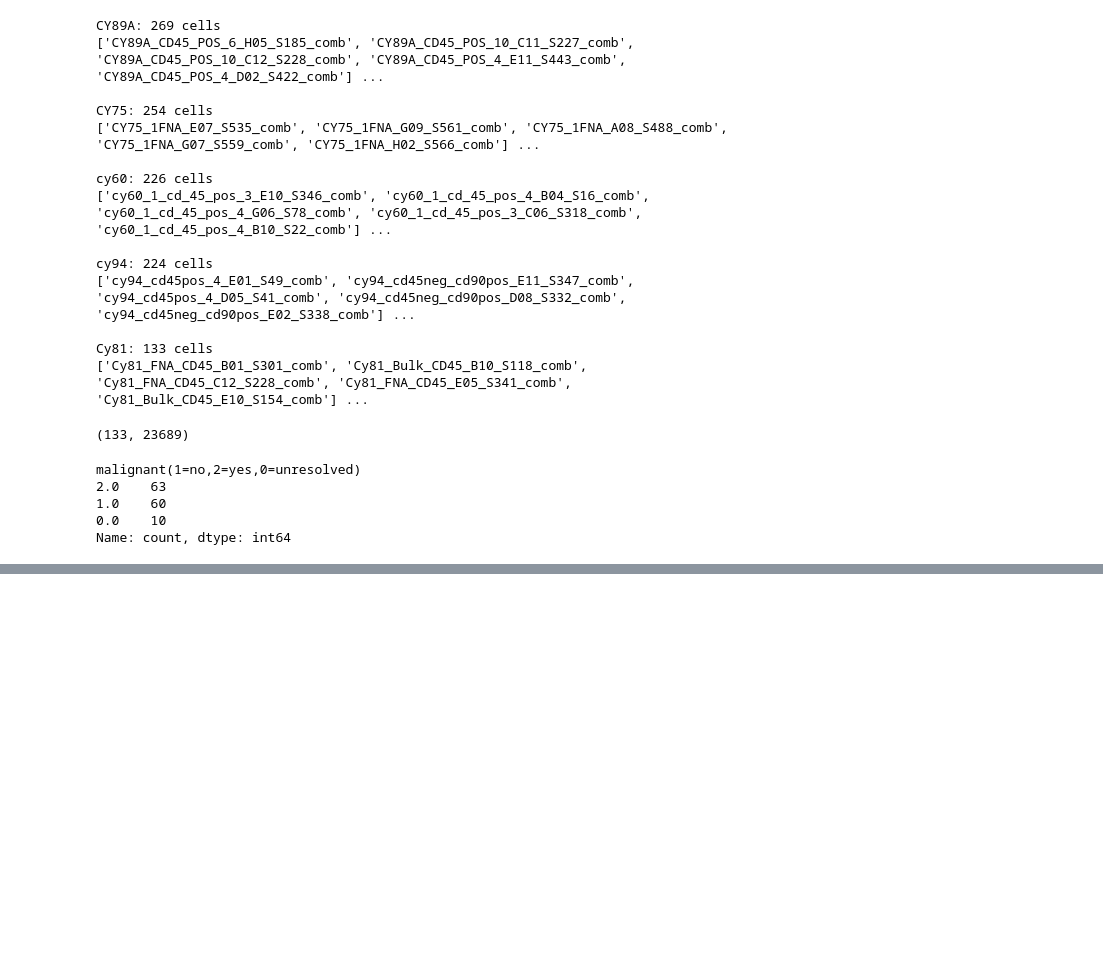
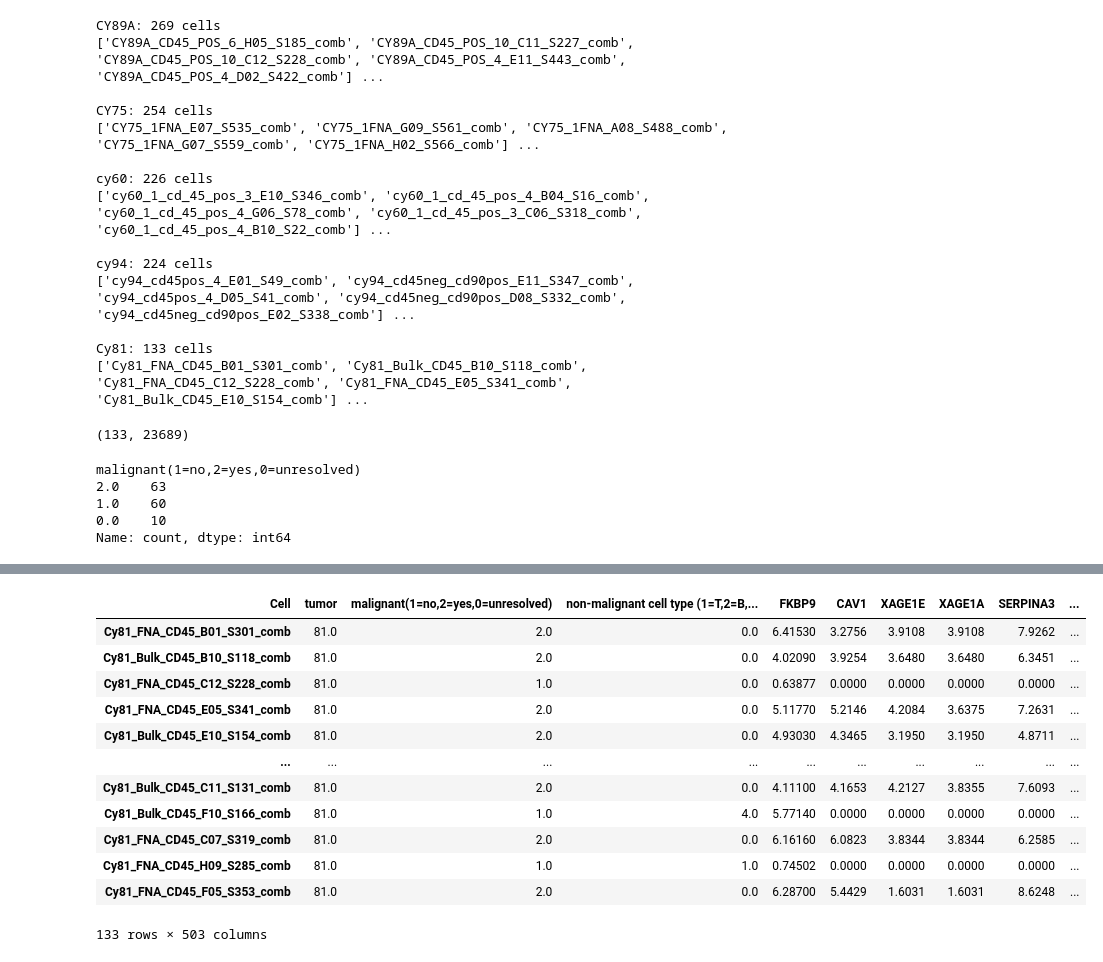
Before and after one commit to asrira428/SingleCellAnalysis, a Jupyter notebook: Untitled-1.ipynb, the cells around one changed output, grey strips where cells are left out. Cells and saved outputs as stored; diff of their text form; code cells hidden in the pictures; blank space fills up the shorter version.

```diff
--- a/Untitled-1.ipynb
+++ b/Untitled-1.ipynb
@@ -167,0 +173,16 @@ df_top250
+# %%
+df_top500
+# %% [output]
+| Cell | tumor | malignant(1=no,2=yes,0=unresolved) | non-malignant cell type (1=T,2=B,... | FKBP9 | CAV1 | XAGE1E | XAGE1A | SERPINA3 | ... |
+| Cy81_FNA_CD45_B01_S301_comb | 81.0 | 2.0 | 0.0 | 6.41530 | 3.2756 | 3.9108 | 3.9108 | 7.9262 | ... |
+| Cy81_Bulk_CD45_B10_S118_comb | 81.0 | 2.0 | 0.0 | 4.02090 | 3.9254 | 3.6480 | 3.6480 | 6.3451 | ... |
+| Cy81_FNA_CD45_C12_S228_comb | 81.0 | 1.0 | 0.0 | 0.63877 | 0.0000 | 0.0000 | 0.0000 | 0.0000 | ... |
+| Cy81_FNA_CD45_E05_S341_comb | 81.0 | 2.0 | 0.0 | 5.11770 | 5.2146 | 4.2084 | 3.6375 | 7.2631 | ... |
+| Cy81_Bulk_CD45_E10_S154_comb | 81.0 | 2.0 | 0.0 | 4.93030 | 4.3465 | 3.1950 | 3.1950 | 4.8711 | ... |
+| ... | ... | ... | ... | ... | ... | ... | ... | ... | ... |
+| Cy81_Bulk_CD45_C11_S131_comb | 81.0 | 2.0 | 0.0 | 4.11100 | 4.1653 | 4.2127 | 3.8355 | 7.6093 | ... |
+| Cy81_Bulk_CD45_F10_S166_comb | 81.0 | 1.0 | 4.0 | 5.77140 | 0.0000 | 0.0000 | 0.0000 | 0.0000 | ... |
+| Cy81_FNA_CD45_C07_S319_comb | 81.0 | 2.0 | 0.0 | 6.16160 | 6.0823 | 3.8344 | 3.8344 | 6.2585 | ... |
+| Cy81_FNA_CD45_H09_S285_comb | 81.0 | 1.0 | 1.0 | 0.74502 | 0.0000 | 0.0000 | 0.0000 | 0.0000 | ... |
+| Cy81_FNA_CD45_F05_S353_comb | 81.0 | 2.0 | 0.0 | 6.28700 | 5.4429 | 1.6031 | 1.6031 | 8.6248 | ... |
+133 rows × 503 columns
```
Also changed, not shown: parts of 10 cells of this notebook, 2 other files.
